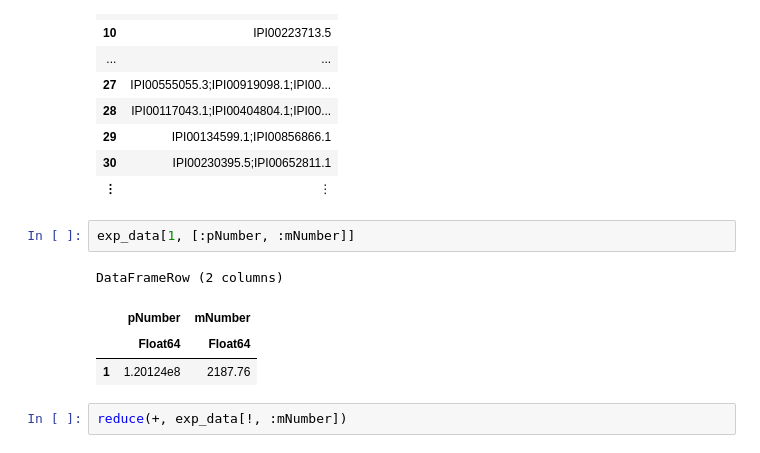
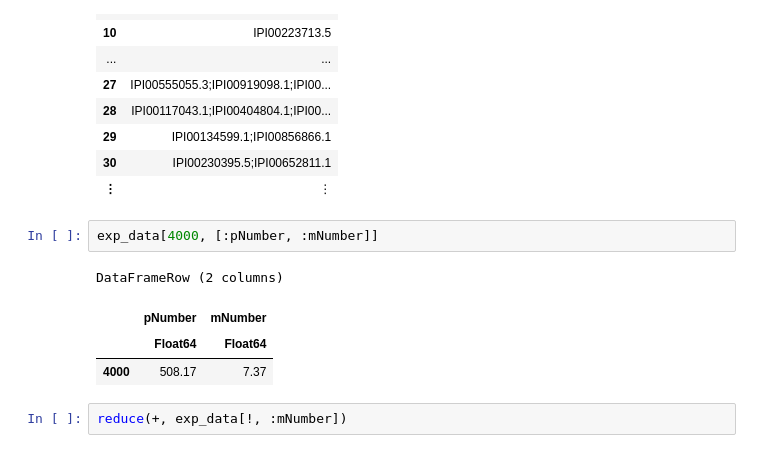
Before and after one commit to louish10/translation-kinetics, a Jupyter notebook: src/notebooks/experimental_data.ipynb, the cells around one changed output. Drawn from its saved outputs; the diff is of its cells as text.

```diff
--- a/src/notebooks/experimental_data.ipynb
+++ b/src/notebooks/experimental_data.ipynb
@@ -38,12 +38,12 @@ sort!(exp_data, [:pNumber], rev=true)
 | 30 | IPI00230395.5;IPI00652811.1 |
 | ⋮ | ⋮ |
 # %%
-exp_data[1, [:pNumber, :mNumber]]
+exp_data[4000, [:pNumber, :mNumber]]
 # %% [output]
 DataFrameRow (2 columns)
 |  | pNumber | mNumber |
 |  | Float64 | Float64 |
-| 1 | 1.20124e8 | 2187.76 |
+| 4000 | 508.17 | 7.37 |
 # %%
 reduce(+, exp_data[!, :mNumber])
 # %% [output]
```
Also changed, not shown: parts of 3 cells of this notebook, 11 other files.
